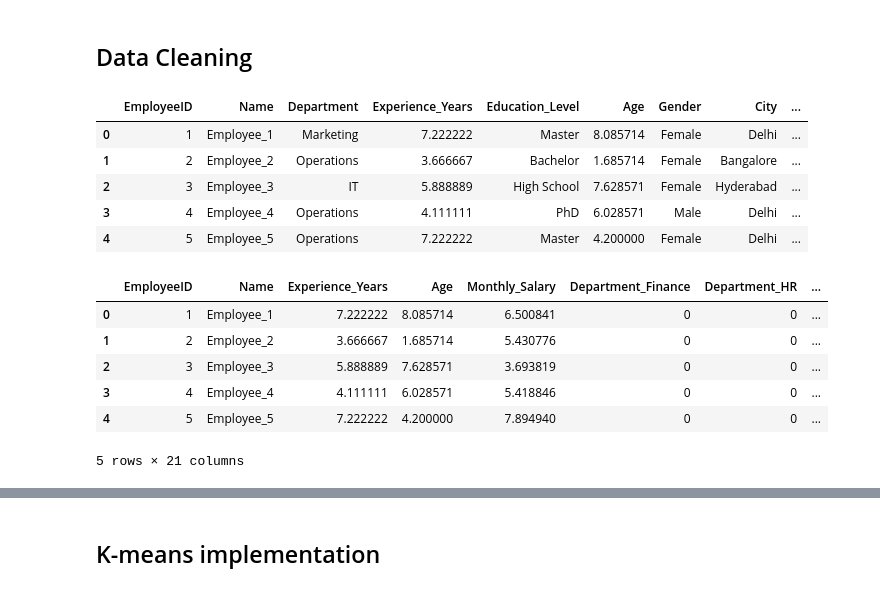
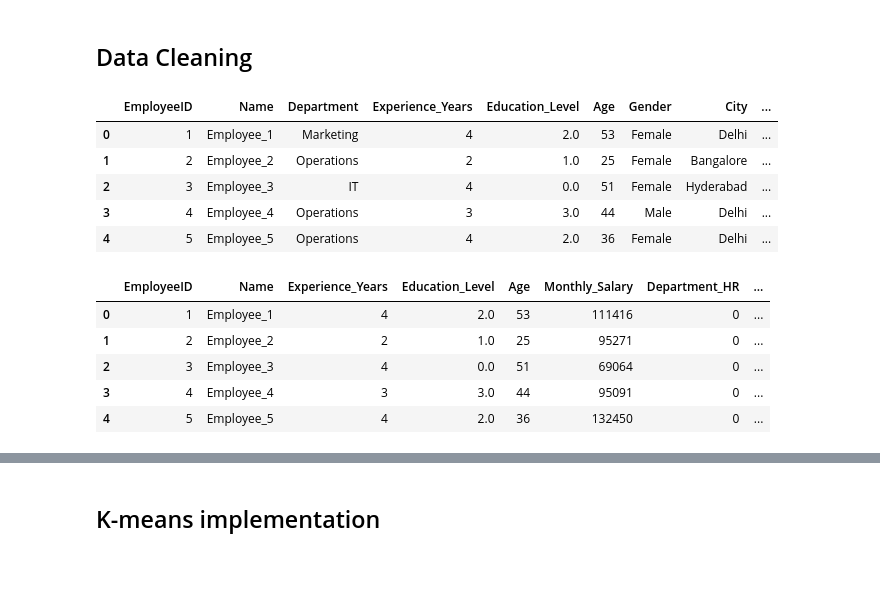
Before and after one commit to CaballeroRAR/ds_projects, a Jupyter notebook: 1_employee_salary_analysis-kaggle_salary/notebook/salary_analysis.ipynb, the cells around one changed output, grey strips where cells are left out. Drawn from its saved outputs; the diff is of its cells as text; code cells hidden in the pictures.

```diff
--- a/1_employee_salary_analysis-kaggle_salary/notebook/salary_analysis.ipynb
+++ b/1_employee_salary_analysis-kaggle_salary/notebook/salary_analysis.ipynb
@@ -19,8 +21,8 @@ from sklearn.cluster import KMeans
 # %% [markdown]
 # Dataset overview
 # %%
-# data = pd.read_csv(r'C:\Users\arq_c\Desktop\ds_projects\1_employee_salary_analysis-kaggle_salary\dataset\employee_salary_dataset.csv')
-data = pd.read_csv(drive_path)
+data = pd.read_csv(r'C:\Users\arq_c\Desktop\ds_projects\1_employee_salary_analysis-kaggle_salary\dataset\employee_salary_dataset.csv')
+# data = pd.read_csv(drive_path)
 # %%
 display(data.head())
 data.info()
@@ -786,34 +787,41 @@ memory usage: 3.6+ KB
 ## Data Cleaning
 # %%
 # Selection of features
-numeric_cols = ['Age', 'Experience_Years', 'Monthly_Salary']
-categoric_cols = ['Department', 'City', 'Education_Level', 'Gender']
+numeric_cols = ['Age', 'Monthly_Salary']
+categoric_cols = ['Department', 'City', 'Gender']
+ordinal_cols = ['Education_Level', 'Experience_Years']
 
 # Copy dataframe
 data_for_cluster = data.copy()
-# %%
-# MAX-MIN scalation
-scaler = MinMaxScaler(feature_range=(1, 9))
-data_for_cluster[numeric_cols] = scaler.fit_transform(data_for_cluster[numeric_cols])
-
-data_for_cluster.head()
-# %% [output]
-|  | EmployeeID | Name | Department | Experience_Years | Education_Level | Age | Gender | City | ... |
-| 0 | 1 | Employee_1 | Marketing | 7.222222 | Master | 8.085714 | Female | Delhi | ... |
-| 1 | 2 | Employee_2 | Operations | 3.666667 | Bachelor | 1.685714 | Female | Bangalore | ... |
-| 2 | 3 | Employee_3 | IT | 5.888889 | High School | 7.628571 | Female | Hyderabad | ... |
-| 3 | 4 | Employee_4 | Operations | 4.111111 | PhD | 6.028571 | Male | Delhi | ... |
-| 4 | 5 | Employee_5 | Operations | 7.222222 | Master | 4.200000 | Female | Delhi | ... |
+# %%
+# Encode ordinal columns
+# Binning Experience_Years
+exp_bins = [-1, 2, 5, 7, 10, float('inf')]
+exp_labels = [0, 1, 2, 3, 4]
+data_for_cluster['Experience_Years'] = pd.cut(data_for_cluster['Experience_Years'], bins=exp_bins, labels=exp_labels).astype(int)
+
+# Encoding Education_Level
+edu_order = ['High School', 'Bachelor', 'Master', 'PhD']
+encoder = OrdinalEncoder(categories=[edu_order])
+data_for_cluster['Education_Level'] = encoder.fit_transform(data_for_cluster[['Education_Level']])
+
+data_for_cluster.head()
+# %% [output]
+|  | EmployeeID | Name | Department | Experience_Years | Education_Level | Age | Gender | City | ... |
+| 0 | 1 | Employee_1 | Marketing | 4 | 2.0 | 53 | Female | Delhi | ... |
+| 1 | 2 | Employee_2 | Operations | 2 | 1.0 | 25 | Female | Bangalore | ... |
+| 2 | 3 | Employee_3 | IT | 4 | 0.0 | 51 | Female | Hyderabad | ... |
+| 3 | 4 | Employee_4 | Operations | 3 | 3.0 | 44 | Male | Delhi | ... |
+| 4 | 5 | Employee_5 | Operations | 4 | 2.0 | 36 | Female | Delhi | ... |
 # %%
-# Scale categorical
-data_encoded = pd.get_dummies(data_for_cluster, columns=categoric_cols, dtype=int)
-data_encoded.head()
+# Encode categorical
+data_for_cluster = pd.get_dummies(data_for_cluster, columns=categoric_cols, drop_first=True, dtype=int)
+data_for_cluster.head()
 # %% [output]
-|  | EmployeeID | Name | Experience_Years | Age | Monthly_Salary | Department_Finance | Department_HR | ... |
-| 0 | 1 | Employee_1 | 7.222222 | 8.085714 | 6.500841 | 0 | 0 | ... |
-| 1 | 2 | Employee_2 | 3.666667 | 1.685714 | 5.430776 | 0 | 0 | ... |
-| 2 | 3 | Employee_3 | 5.888889 | 7.628571 | 3.693819 | 0 | 0 | ... |
-| 3 | 4 | Employee_4 | 4.111111 | 6.028571 | 5.418846 | 0 | 0 | ... |
-| 4 | 5 | Employee_5 | 7.222222 | 4.200000 | 7.894940 | 0 | 0 | ... |
+|  | EmployeeID | Name | Experience_Years | Education_Level | Age | Monthly_Salary | Department_HR | ... |
+| 0 | 1 | Employee_1 | 4 | 2.0 | 53 | 111416 | 0 | ... |
+| 1 | 2 | Employee_2 | 2 | 1.0 | 25 | 95271 | 0 | ... |
+| 2 | 3 | Employee_3 | 4 | 0.0 | 51 | 69064 | 0 | ... |
+| 3 | 4 | Employee_4 | 3 | 3.0 | 44 | 95091 | 0 | ... |
+| 4 | 5 | Employee_5 | 4 | 2.0 | 36 | 132450 | 0 | ... |
-5 rows × 21 columns
 # %%
```
Also changed, not shown: parts of 21 cells of this notebook.
